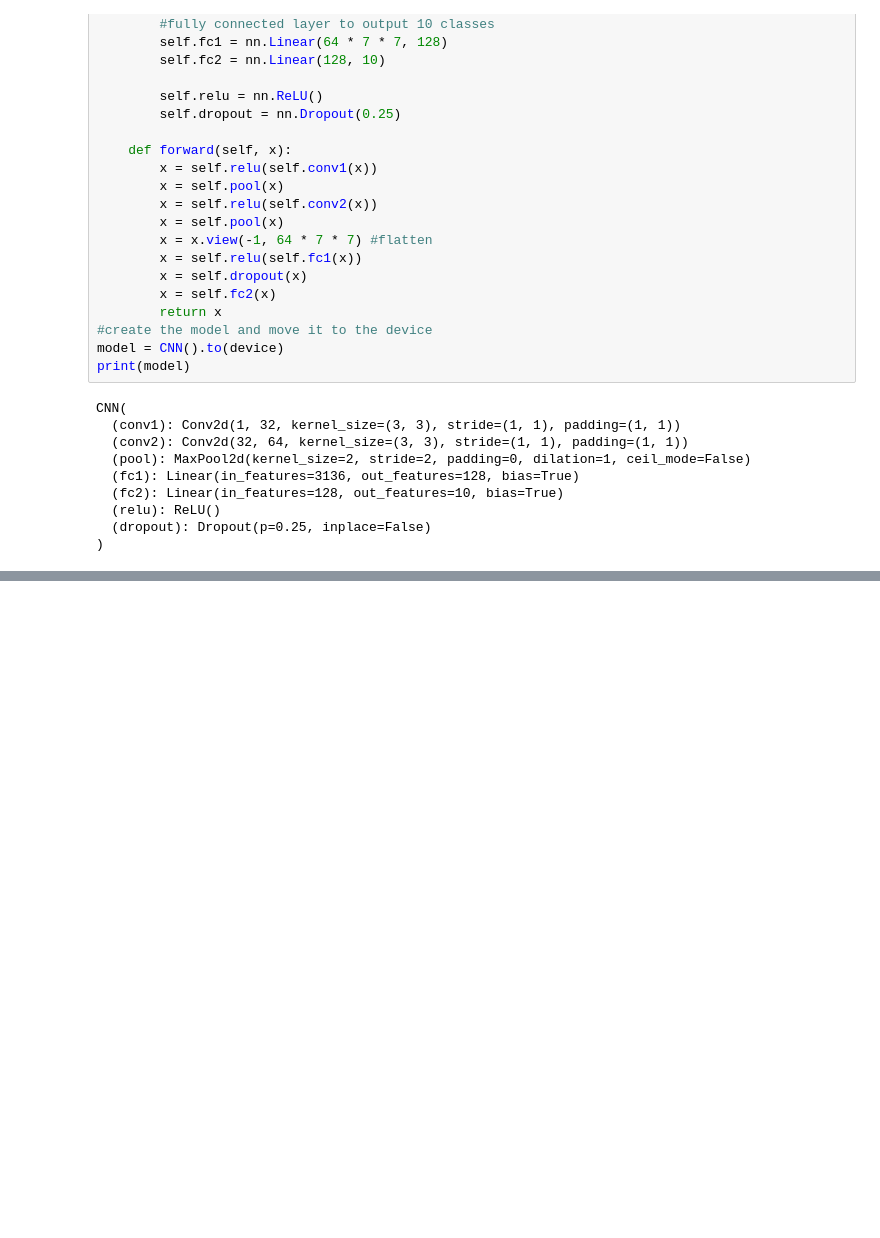
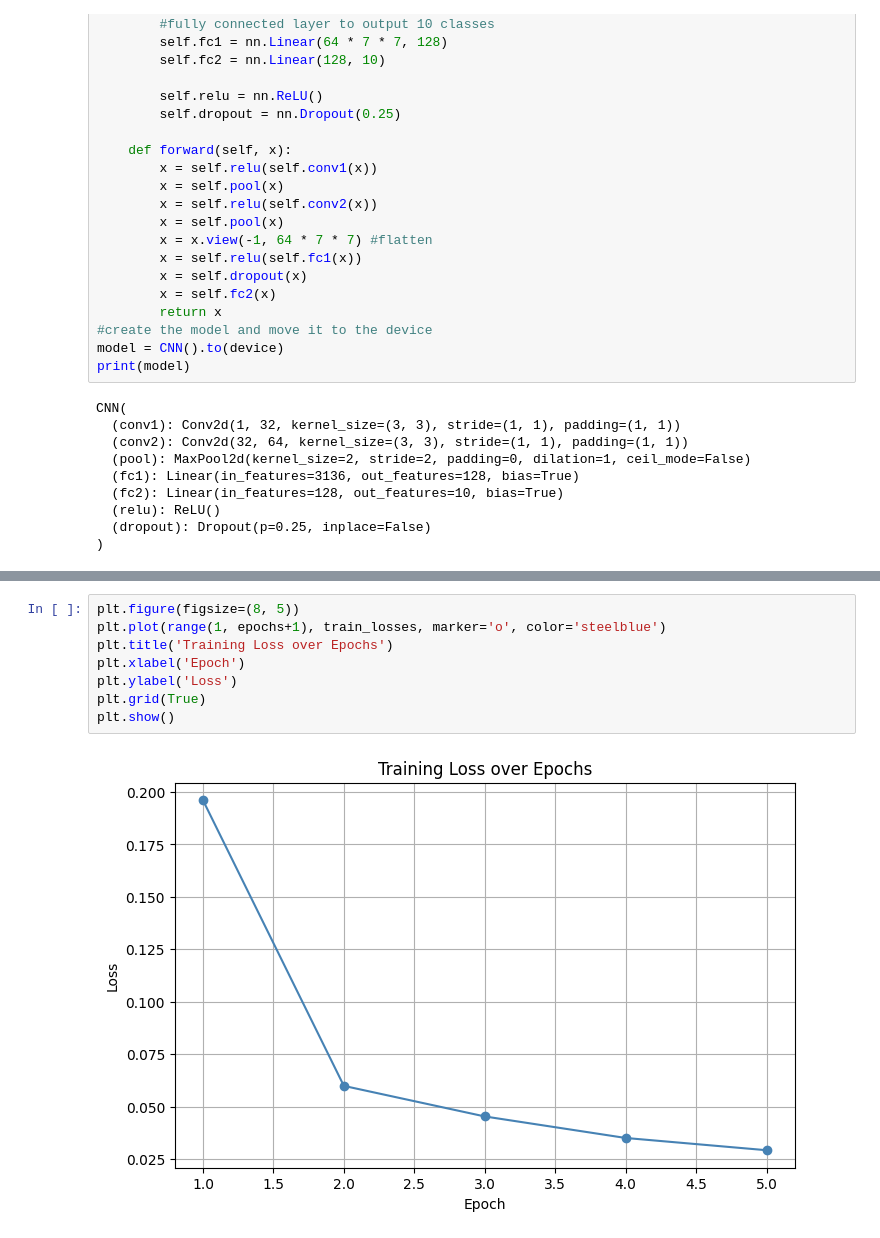
Before and after one commit to ambatuCode887/image-classifier-cnn, a Jupyter notebook: image-classifier/classifier.ipynb, the cells around one changed output, grey strips where cells are left out. Cells and saved outputs as stored; diff of their text form; blank space fills up the shorter version.

```diff
--- a/image-classifier/classifier.ipynb
+++ b/image-classifier/classifier.ipynb
@@ -132,0 +158,10 @@ for epoch in range(epochs):
+# %%
+plt.figure(figsize=(8, 5))
+plt.plot(range(1, epochs+1), train_losses, marker='o', color='steelblue')
+plt.title('Training Loss over Epochs')
+plt.xlabel('Epoch')
+plt.ylabel('Loss')
+plt.grid(True)
+plt.show()
+# %% [output]
+[figure, added]
```
Also changed, not shown: parts of 4 cells of this notebook.
